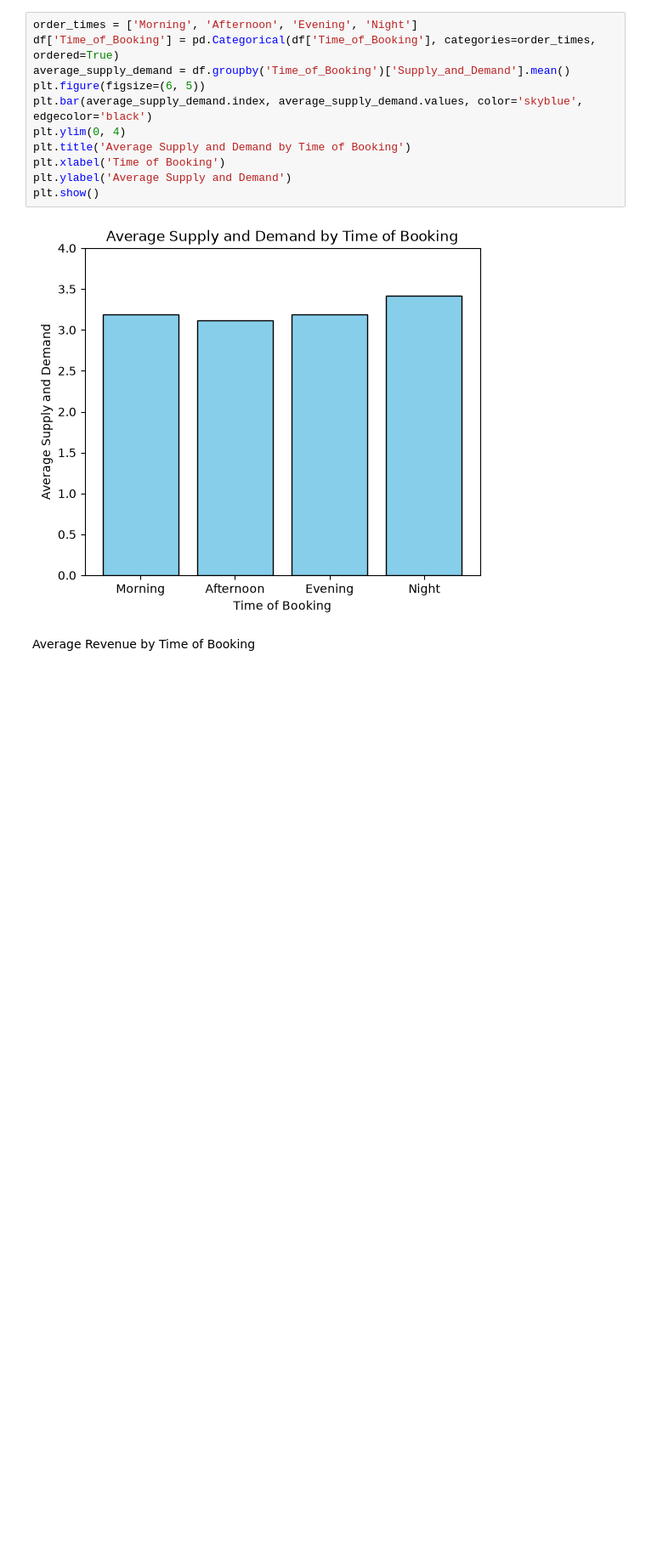
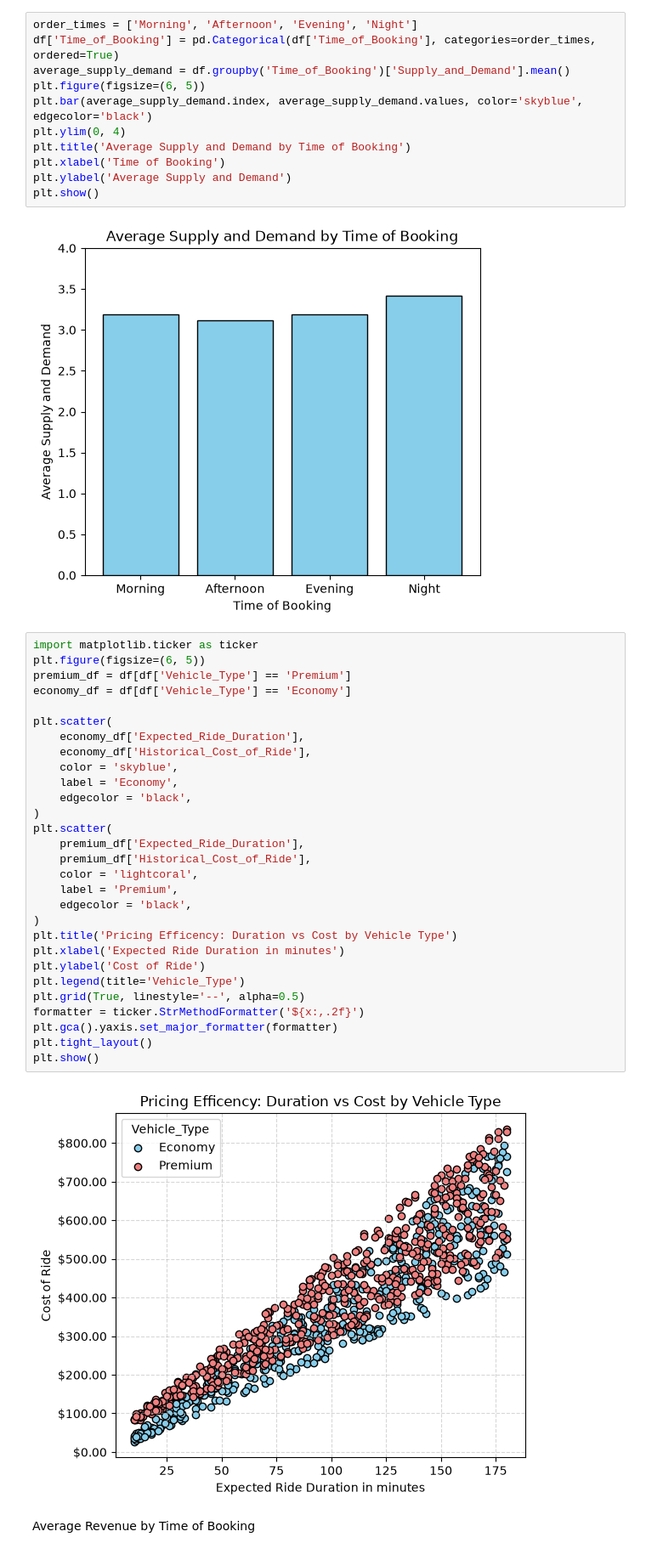
Before and after one commit to Richardh216/Final_Project_Programming, a Jupyter notebook: main_project.ipynb, the cells around one changed output. Shown at 85% size. Drawn from its saved outputs; the diff is of its cells as text; blank space fills up the shorter version.

Commit message:
Added new graph

```diff
--- a/main_project.ipynb
+++ b/main_project.ipynb
@@ -125,6 +125,37 @@ plt.ylabel('Average Supply and Demand')
 plt.show()
 # %% [output]
 [figure]
+# %%
+import matplotlib.ticker as ticker
+plt.figure(figsize=(6, 5))
+premium_df = df[df['Vehicle_Type'] == 'Premium']
+economy_df = df[df['Vehicle_Type'] == 'Economy']
+
+plt.scatter(
+    economy_df['Expected_Ride_Duration'],
+    economy_df['Historical_Cost_of_Ride'],
+    color = 'skyblue',
+    label = 'Economy',
+    edgecolor = 'black',
+)
+plt.scatter(
+    premium_df['Expected_Ride_Duration'],
+    premium_df['Historical_Cost_of_Ride'],
+    color = 'lightcoral',
+    label = 'Premium',
+    edgecolor = 'black',
+)
+plt.title('Pricing Efficency: Duration vs Cost by Vehicle Type')
+plt.xlabel('Expected Ride Duration in minutes')
+plt.ylabel('Cost of Ride')
+plt.legend(title='Vehicle_Type')
+plt.grid(True, linestyle='--', alpha=0.5)
+formatter = ticker.StrMethodFormatter('${x:,.2f}')
+plt.gca().yaxis.set_major_formatter(formatter)
+plt.tight_layout()
+plt.show()
+# %% [output]
+[figure, added]
 # %% [markdown]
 Average Revenue by Time of Booking
 # %%
```
